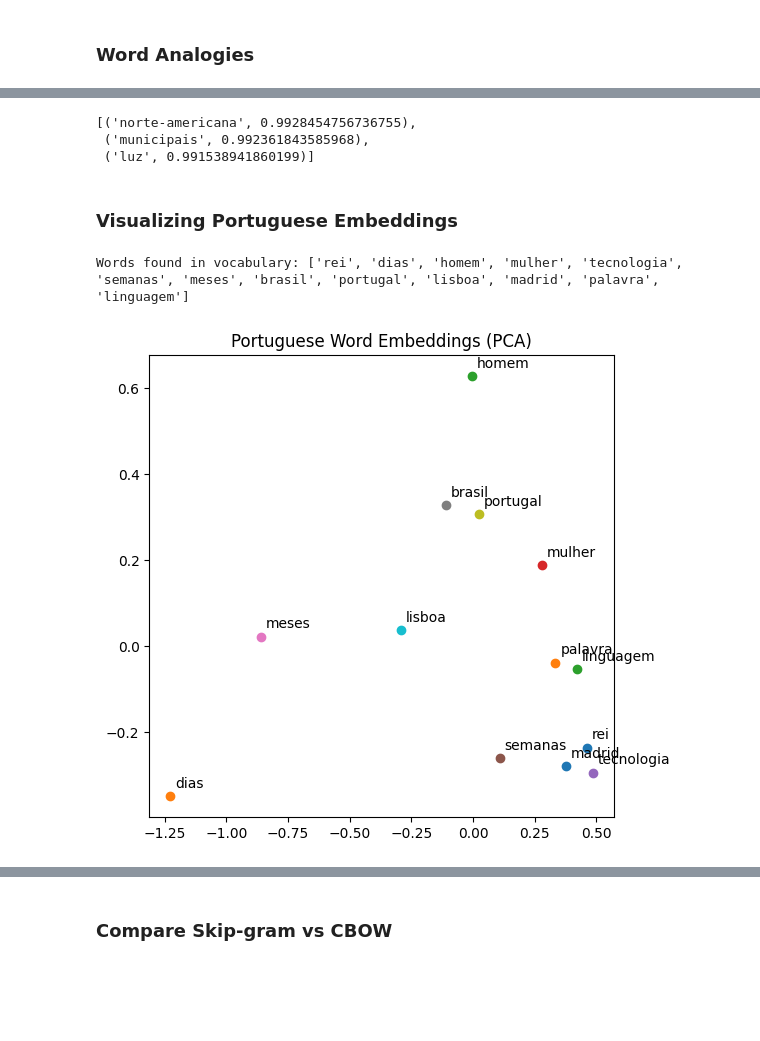
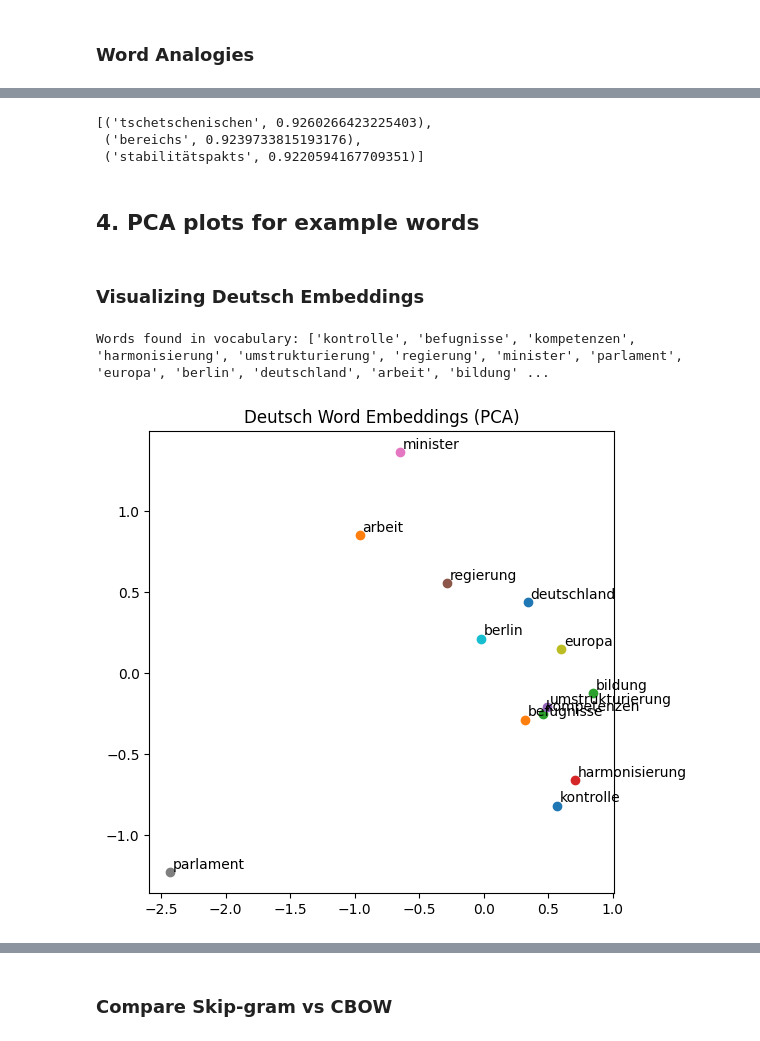
Before and after one commit to Blacknahil/nlp, a Jupyter notebook: Lab_5_Word_Embeddings.ipynb, the cells around one changed output, grey strips where cells are left out. Drawn from its saved outputs; the diff is of its cells as text; code cells hidden in the pictures; blank space fills up the shorter version.

```diff
--- a/Lab_5_Word_Embeddings.ipynb
+++ b/Lab_5_Word_Embeddings.ipynb
@@ -48,8 +57,11 @@ from sklearn.decomposition import PCA
 # %%
-# We use the floresta corpus, a Portuguese corpus in NLTK.
-nltk.download('floresta')
-from nltk.corpus import floresta
-sentences_pt = floresta.sents()
-sentences_pt = [[word.lower() for word in sent] for sent in sentences_pt]
-print('Number of sentences:', len(sentences_pt))
+# We use the europarl_raw corpus, a corpus that contains Deutsch in NLTK.
+nltk.download('europarl_raw')
+
+from nltk.corpus import europarl_raw
+
+sentences_de = europarl_raw.german.sents()
+sentences_de = [[word.lower() for word in sent] for sent in sentences_de]
+
+print("Number of sentences:", len(sentences_de))
 # %% [output]
@@ -61,9 +73,9 @@ Number of sentences: 9266
 # %%
-model_pt = Word2Vec(
-sentences=sentences_pt,
+model_de = Word2Vec(
+sentences=sentences_de,
 vector_size=100,
 window=5,
 min_count=5,
 workers=4,
-sg=1 # Skip-gram
+sg=1
 )
@@ -120,35 +138,41 @@ topn=3
 # %%
-model_pt.wv.most_similar(
-    positive=['paris', 'itália'],
-    negative=['frança'],
-    topn=3
+model_de.wv.most_similar(
+        positive=['paris', 'italien'],
+        negative=['frankreich'],
+        topn=3
 )
 # %% [output]
-[('norte-americana', 0.9928454756736755),
- ('municipais', 0.992361843585968),
- ('luz', 0.991538941860199)]
+[('tschetschenischen', 0.9260266423225403),
+ ('bereichs', 0.9239733815193176),
+ ('stabilitätspakts', 0.9220594167709351)]
+# %% [markdown]
+## 4. PCA plots for example words
 # %% [markdown]
-### Visualizing Portuguese Embeddings
+### Visualizing Deutsch Embeddings
 # %%
-words_to_visualize = ['rei', 'dias', 'homem', 'mulher', 'tecnologia', 'semanas', 'meses', 'brasil', 'portugal', 'lisboa', 'madrid', 'palavra', 'linguagem']
+# List of Deutsch words to visualize
+words_to_visualize = [
+    'kontrolle', 'befugnisse', 'kompetenzen', 'harmonisierung', 'umstrukturierung',
+    'regierung', 'minister', 'parlament', 'europa', 'berlin', 'deutschland', 'arbeit', 'bildung'
+]
 
 # Filter out words not in the model's vocabulary
-words_pt = [word for word in words_to_visualize if word in model_pt.wv.index_to_key]
-vectors_pt = [model_pt.wv[word] for word in words_pt]
+words_de = [word for word in words_to_visualize if word in model_de.wv.index_to_key]
+vectors_de = [model_de.wv[word] for word in words_de]
 
-print(f"Words found in vocabulary: {words_pt}")
+print(f"Words found in vocabulary: {words_de}")
 # %% [output]
-Words found in vocabulary: ['rei', 'dias', 'homem', 'mulher', 'tecnologia', 'semanas', 'meses', 'brasil', 'portugal', 'lisboa', 'madrid', 'palavra', 'linguagem']
+Words found in vocabulary: ['kontrolle', 'befugnisse', 'kompetenzen', 'harmonisierung', 'umstrukturierung', 'regierung', 'minister', 'parlament', 'europa', 'berlin', 'deutschland', 'arbeit', 'bildung' ...
 # %%
 pca = PCA(n_components=2)
-reduced_pt = pca.fit_transform(vectors_pt)
+reduced_pt = pca.fit_transform(vectors_de)
 plt.figure(figsize=(6,6))
-for i, word in enumerate(words_pt):
+for i, word in enumerate(words_de):
   plt.scatter(reduced_pt[i,0], reduced_pt[i,1])
   plt.text(reduced_pt[i,0]+0.02, reduced_pt[i,1]+0.02, word)
 
-plt.title('Portuguese Word Embeddings (PCA)')
+plt.title('Deutsch Word Embeddings (PCA)')
 plt.show()
 # %% [output]
-[figure, old version]
+[figure, new version]
 # %% [markdown]
```
Also changed, not shown: parts of 21 cells of this notebook.
